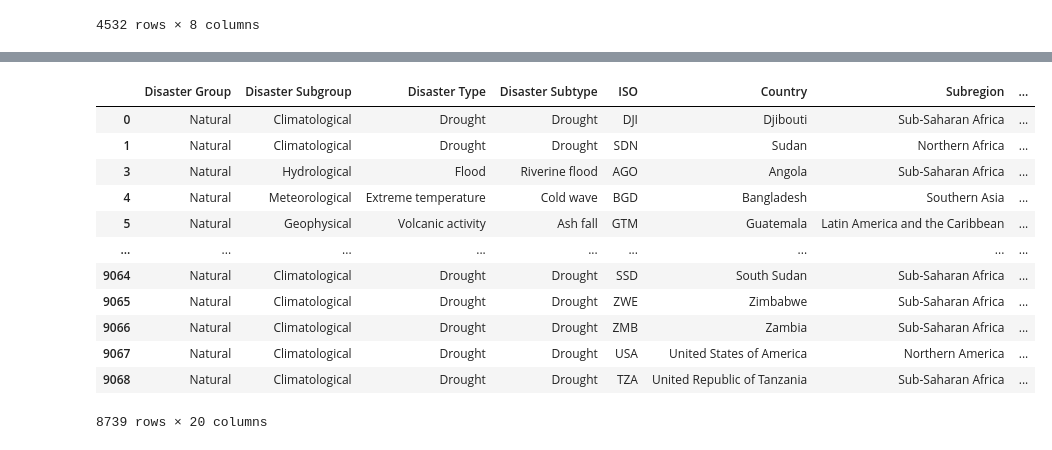
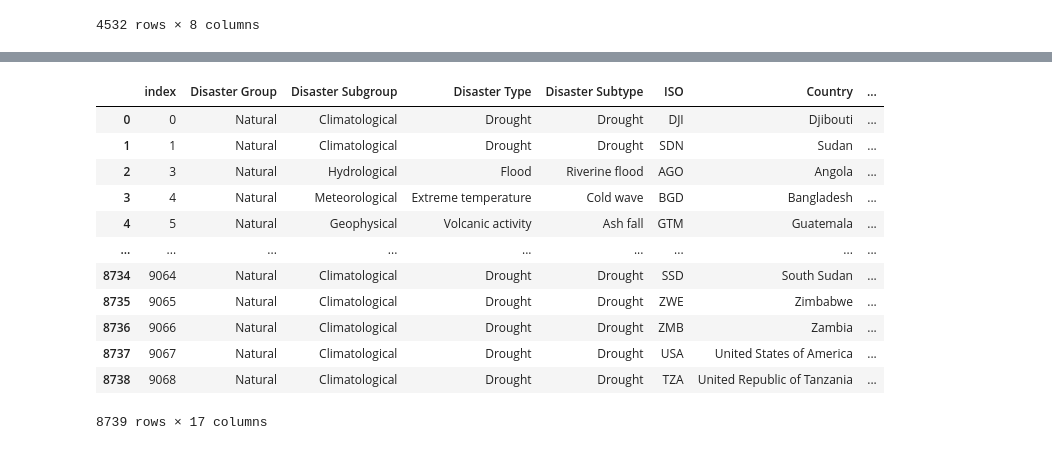
Before and after one commit to AshleyJubilee/disaster-analysis, a Jupyter notebook: economics.ipynb, the cells around one changed output, grey strips where cells are left out. Drawn from its saved outputs; the diff is of its cells as text; code cells hidden in the pictures.

```diff
--- a/economics.ipynb
+++ b/economics.ipynb
@@ -26,8 +26,9 @@ hdiData
 206 rows × 1008 columns
 # %%
 # Clean disaster dataframe to only include type, location, date, and human toll
-disasterDataClean = disasterData[["Disaster Group", "Disaster Subgroup", "Disaster Type", "Disaster Subtype", "ISO", "Country", "Subregion", "Region", "Location", "Start Year", "Start Month", "Start Day", "Total Deaths",
-"No. Injured", "No. Affected",  "No. Homeless", "Total Affected"]]
+disasterDataClean = disasterData[["Disaster Group", "Disaster Subgroup", "Disaster Type", "Disaster Subtype",
+    "ISO", "Country", "Subregion", "Region", "Start Year", "Start Month", "Start Day",
+    "Total Deaths", "Total Affected"]]
 disasterDataClean
 # %% [output]
 |  | Disaster Group | Disaster Subgroup | Disaster Type | Disaster Subtype | ISO | Country | Subregion | ... |
@@ -167,0 +169,4 @@ disasterHDIData
+# %%
+hdiBins = []
+
+disasterHDIData[["hdi"]].describe()
@@ -168,19 +179,21 @@ disasterHDIData
+# %%
+disasterHDIData["hdi bins"] = pd.cut(disasterHDIData["hdi"], hdiBins, labels=hdiLabels, include_lowest=True)
 # %%
 # Drop rows with no HDI data and seperate inequality data
 disasterHDINA = disasterHDIData.dropna(axis=0, subset=["hdi", "le", "gnipc"])
 disasterHDIClean = disasterHDINA.drop(["ihdi", "ineq_le", "ineq_inc"], axis=1)
-disasterHDIClean
+disasterHDIClean.reset_index()
 # %% [output]
-|  | Disaster Group | Disaster Subgroup | Disaster Type | Disaster Subtype | ISO | Country | Subregion | ... |
-| 0 | Natural | Climatological | Drought | Drought | DJI | Djibouti | Sub-Saharan Africa | ... |
-| 1 | Natural | Climatological | Drought | Drought | SDN | Sudan | Northern Africa | ... |
-| 3 | Natural | Hydrological | Flood | Riverine flood | AGO | Angola | Sub-Saharan Africa | ... |
-| 4 | Natural | Meteorological | Extreme temperature | Cold wave | BGD | Bangladesh | Southern Asia | ... |
-| 5 | Natural | Geophysical | Volcanic activity | Ash fall | GTM | Guatemala | Latin America and the Caribbean | ... |
+|  | index | Disaster Group | Disaster Subgroup | Disaster Type | Disaster Subtype | ISO | Country | ... |
+| 0 | 0 | Natural | Climatological | Drought | Drought | DJI | Djibouti | ... |
+| 1 | 1 | Natural | Climatological | Drought | Drought | SDN | Sudan | ... |
+| 2 | 3 | Natural | Hydrological | Flood | Riverine flood | AGO | Angola | ... |
+| 3 | 4 | Natural | Meteorological | Extreme temperature | Cold wave | BGD | Bangladesh | ... |
+| 4 | 5 | Natural | Geophysical | Volcanic activity | Ash fall | GTM | Guatemala | ... |
 | ... | ... | ... | ... | ... | ... | ... | ... | ... |
-| 9064 | Natural | Climatological | Drought | Drought | SSD | South Sudan | Sub-Saharan Africa | ... |
-| 9065 | Natural | Climatological | Drought | Drought | ZWE | Zimbabwe | Sub-Saharan Africa | ... |
-| 9066 | Natural | Climatological | Drought | Drought | ZMB | Zambia | Sub-Saharan Africa | ... |
-| 9067 | Natural | Climatological | Drought | Drought | USA | United States of America | Northern America | ... |
-| 9068 | Natural | Climatological | Drought | Drought | TZA | United Republic of Tanzania | Sub-Saharan Africa | ... |
+| 8734 | 9064 | Natural | Climatological | Drought | Drought | SSD | South Sudan | ... |
+| 8735 | 9065 | Natural | Climatological | Drought | Drought | ZWE | Zimbabwe | ... |
+| 8736 | 9066 | Natural | Climatological | Drought | Drought | ZMB | Zambia | ... |
+| 8737 | 9067 | Natural | Climatological | Drought | Drought | USA | United States of America | ... |
+| 8738 | 9068 | Natural | Climatological | Drought | Drought | TZA | United Republic of Tanzania | ... |
-8739 rows × 20 columns
+8739 rows × 17 columns
```
Also changed, not shown: parts of 12 cells of this notebook.
